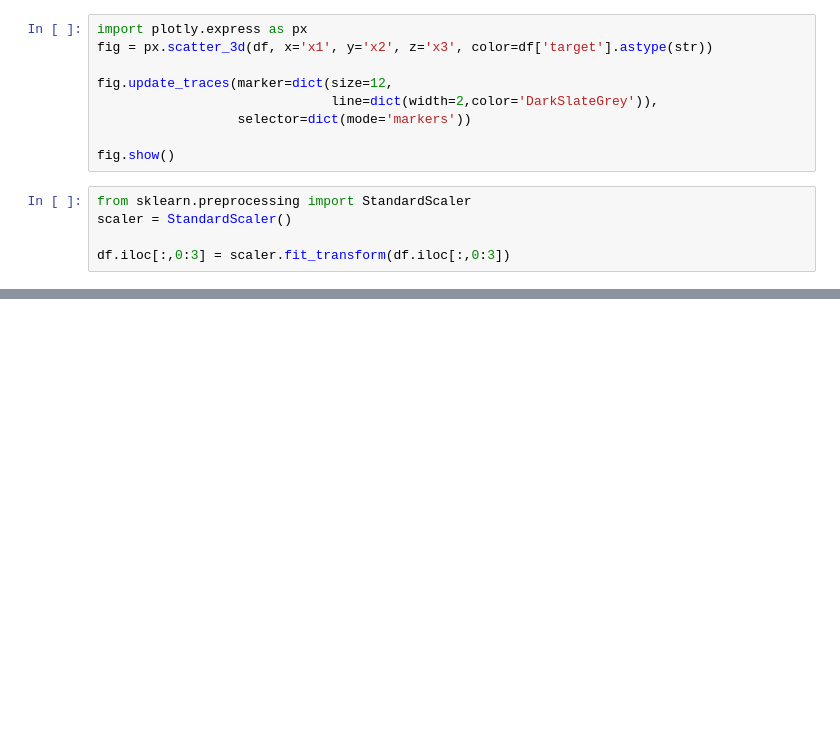
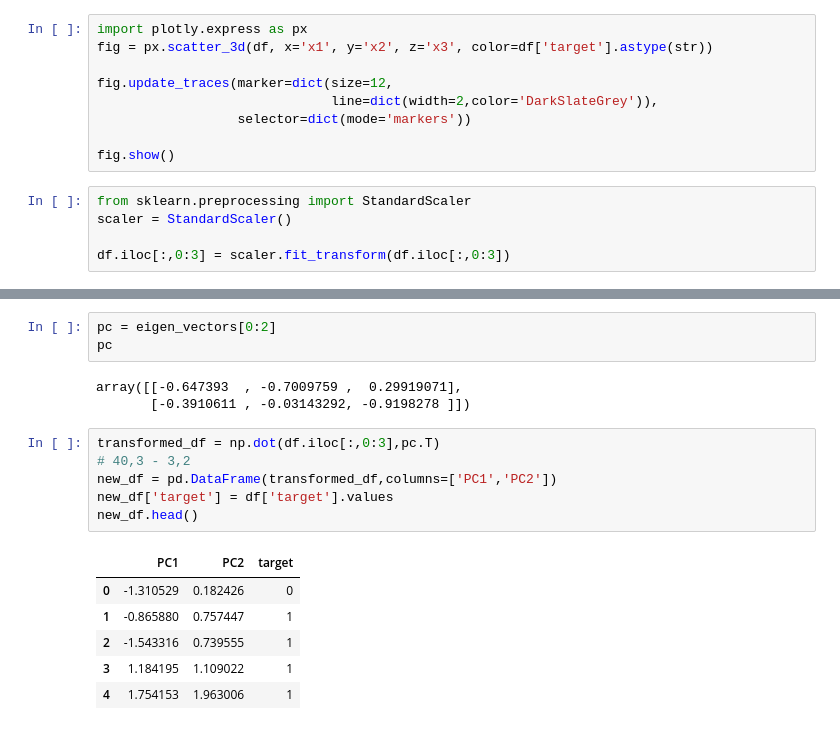
Before and after one commit to nur21horin/machine_learning, a Jupyter notebook: pca.ipynb, the cells around one changed output, grey strips where cells are left out. Cells and saved outputs as stored; diff of their text form; blank space fills up the shorter version.

```diff
--- a/pca.ipynb
+++ b/pca.ipynb
@@ -56,0 +102,19 @@ covariance_matrix = np.cov(df.iloc[:,0:3].T)
+# %%
+pc = eigen_vectors[0:2]
+pc
+# %% [output]
+array([[-0.647393  , -0.7009759 ,  0.29919071],
+       [-0.3910611 , -0.03143292, -0.9198278 ]])
+# %%
+transformed_df = np.dot(df.iloc[:,0:3],pc.T)
+# 40,3 - 3,2
+new_df = pd.DataFrame(transformed_df,columns=['PC1','PC2'])
+new_df['target'] = df['target'].values
+new_df.head()
+# %% [output]
+|  | PC1 | PC2 | target |
+| 0 | -1.310529 | 0.182426 | 0 |
+| 1 | -0.865880 | 0.757447 | 1 |
+| 2 | -1.543316 | 0.739555 | 1 |
+| 3 | 1.184195 | 1.109022 | 1 |
+| 4 | 1.754153 | 1.963006 | 1 |
```
Also changed, not shown: parts of 8 cells of this notebook.
